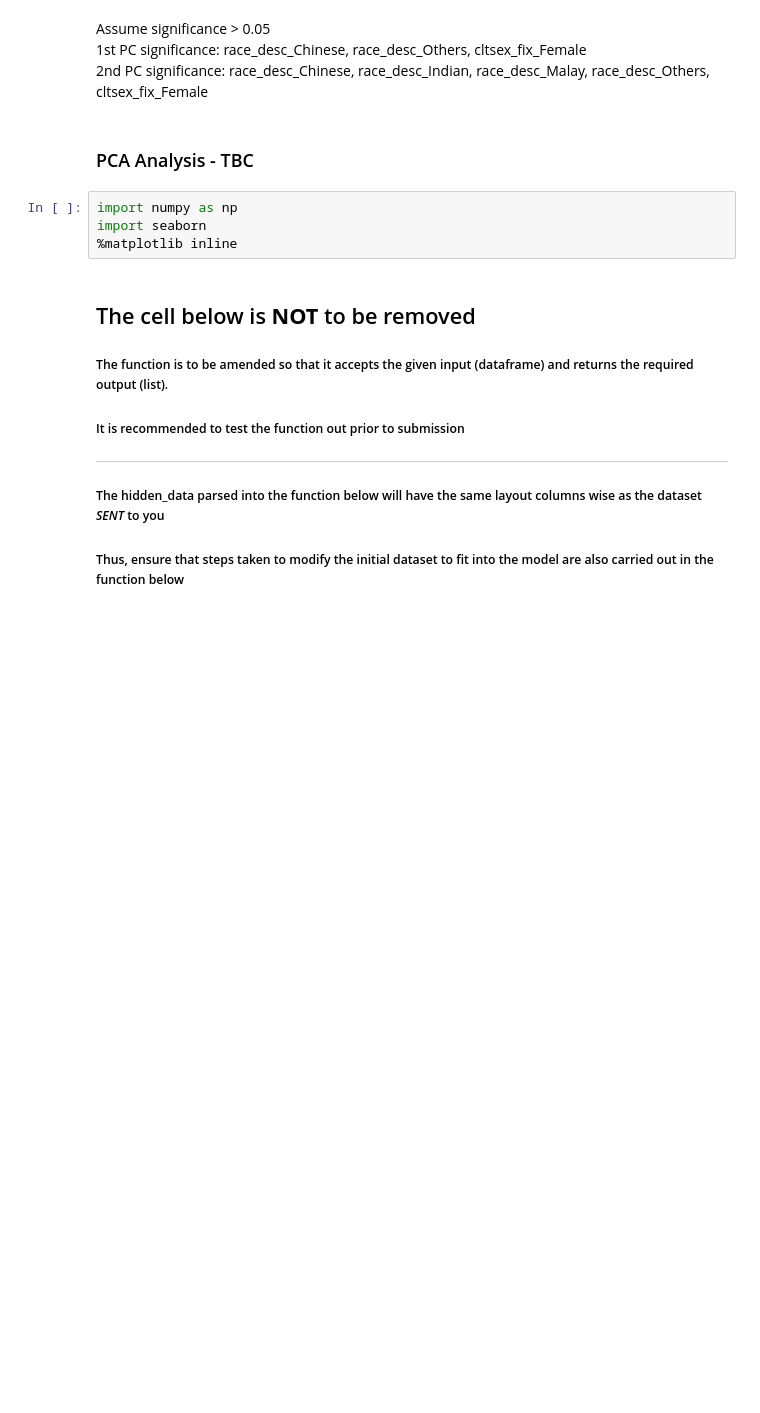
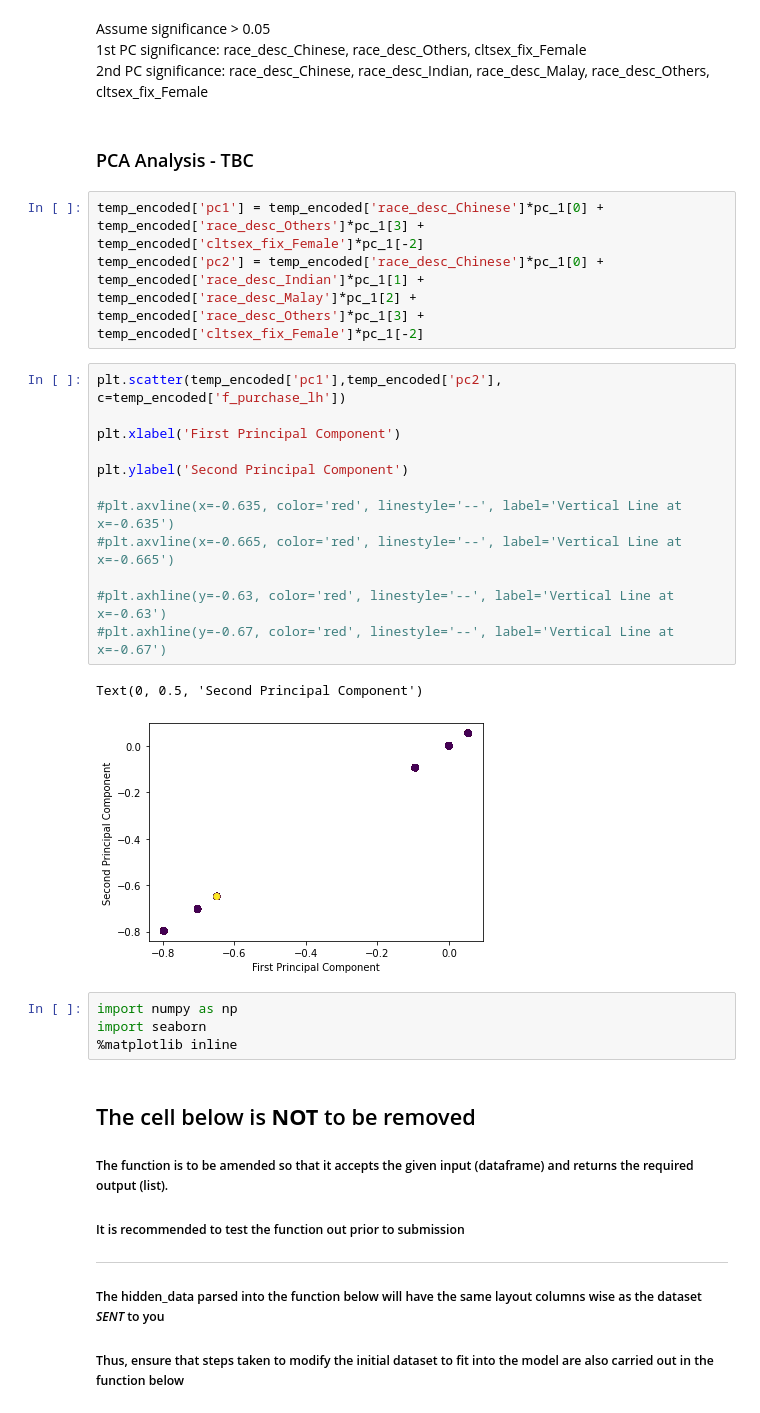
Before and after one commit to 61854/datathon_2024, a Jupyter notebook: NUS_DATATHON_SINGLIFE_NUS 188.ipynb, the cells around one changed output. Saved outputs shown, nothing was run; the diff lists cells and outputs as text; blank space fills up the shorter version.

```diff
--- a/NUS_DATATHON_SINGLIFE_NUS 188.ipynb
+++ b/NUS_DATATHON_SINGLIFE_NUS 188.ipynb
@@ -440,6 +448,24 @@ Assume significance > 0.05 <br>
 2nd PC significance: race_desc_Chinese, race_desc_Indian, race_desc_Malay, race_desc_Others, cltsex_fix_Female
 # %% [markdown]
 ### PCA Analysis - TBC
+# %%
+temp_encoded['pc1'] = temp_encoded['race_desc_Chinese']*pc_1[0] + temp_encoded['race_desc_Others']*pc_1[3] + temp_encoded['cltsex_fix_Female']*pc_1[-2]
+temp_encoded['pc2'] = temp_encoded['race_desc_Chinese']*pc_1[0] + temp_encoded['race_desc_Indian']*pc_1[1] + temp_encoded['race_desc_Malay']*pc_1[2] + temp_encoded['race_desc_Others']*pc_1[3] + temp_encoded['cltsex_fix_Female']*pc_1[-2]
+# %%
+plt.scatter(temp_encoded['pc1'],temp_encoded['pc2'], c=temp_encoded['f_purchase_lh'])
+
+plt.xlabel('First Principal Component')
+
+plt.ylabel('Second Principal Component')
+
+#plt.axvline(x=-0.635, color='red', linestyle='--', label='Vertical Line at x=-0.635')
+#plt.axvline(x=-0.665, color='red', linestyle='--', label='Vertical Line at x=-0.665')
+
+#plt.axhline(y=-0.63, color='red', linestyle='--', label='Vertical Line at x=-0.63')
+#plt.axhline(y=-0.67, color='red', linestyle='--', label='Vertical Line at x=-0.67')
+# %% [output]
+Text(0, 0.5, 'Second Principal Component')
+[figure, added]
 # %%
 import numpy as np
 import seaborn
```
Also changed, not shown: parts of 7 cells of this notebook.
